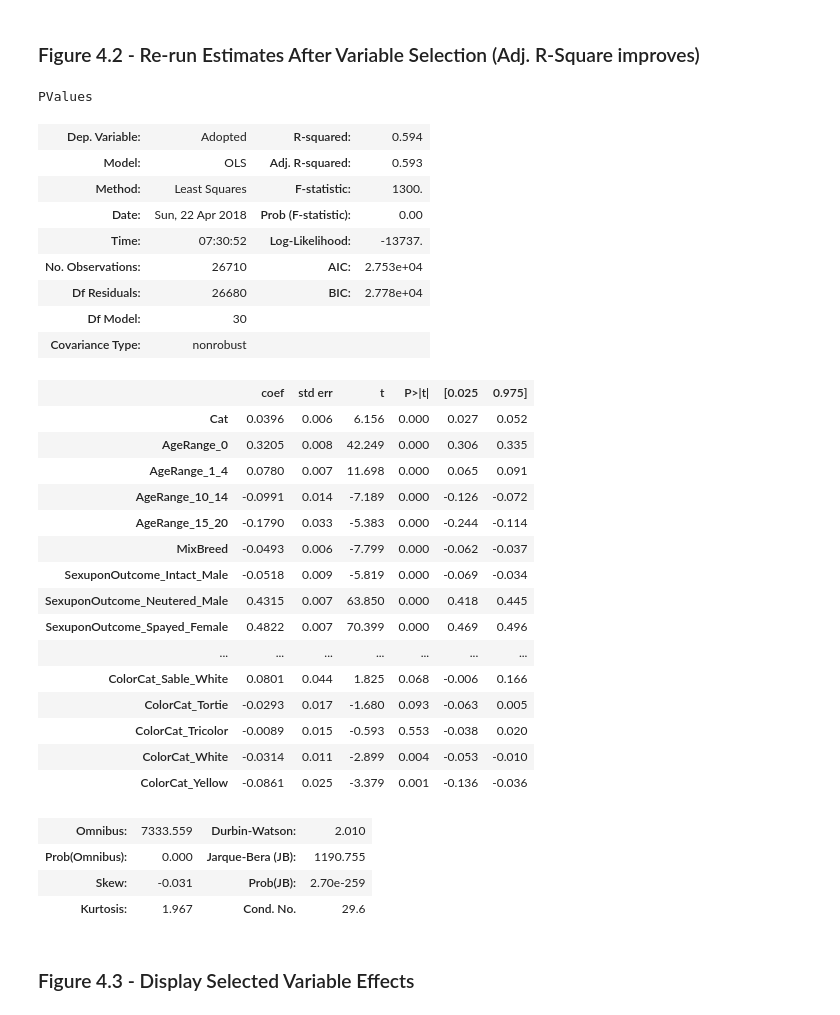
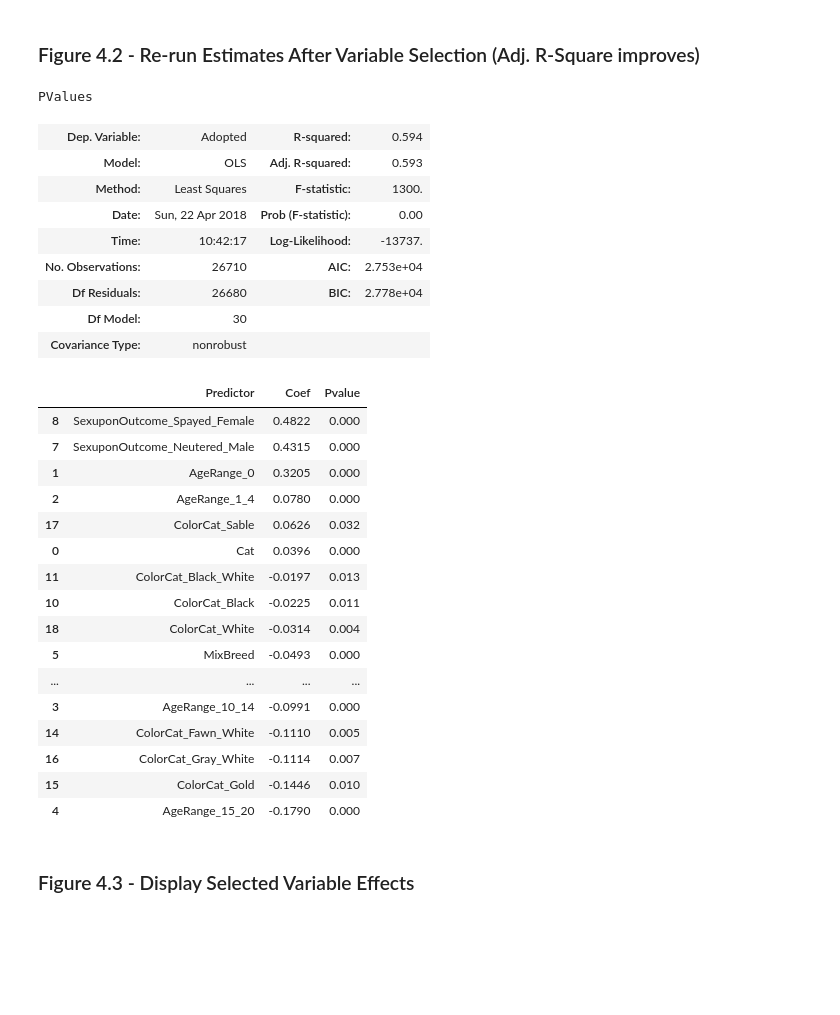
Before and after one commit to jbonfardeci/austin-animal-shelter-model, a Jupyter notebook: itsm601_project_2018_2.ipynb, the cells around one changed output. Drawn from its saved outputs; the diff is of its cells as text; code cells hidden in the pictures; blank space fills up the shorter version.

```diff
--- a/itsm601_project_2018_2.ipynb
+++ b/itsm601_project_2018_2.ipynb
@@ -408,7 +414,7 @@ if __name__ == '__main__':
     #print(dir(summary))
     display(summary)
     # output estimates to CSV
-    outfile = open('estimates.csv', 'w')
+    outfile = open('initial_estimates.csv', 'w')
     outfile.write(summary.tables[1].as_csv())
     outfile.close()
 # %% [output]
@@ -521,0 +453,11 @@ Dropped insignificant vars:  AgeRange_5_9, SexuponOutcome_Intact_Female, ColorCa
+# %%
+# Lasso feature selection
+if __name__ == '__main__':
+    significant_features = u.get_lasso_selection(X=X, y=y, columns=columns)
+    print('Selected significant variables are:\r\n', ', '.join(significant_features))
+
+    df = u.remove_insignificant_vars(significant_features, df.copy())
+    display(df.describe())
+    X = df.as_matrix()
+    columns = df.columns.tolist()
+    get_class_plots(df)
@@ -524,42 +491,57 @@ Dropped insignificant vars:  AgeRange_5_9, SexuponOutcome_Intact_Female, ColorCa
 # %%
 if __name__ == '__main__':
     summary = get_var_estimates(target_name=TARGET_NAME, y=y, X=X, columns=[c for c in columns])
-    display(summary)
+    display(summary.tables[0])
+    predictors = []
+
+    # Build dataframe to store coeffients and p-values.
+    for row in summary.tables[1].data:
+        try:
+            pvalue = float(row[4])
+            if pvalue <= 0.05:
+                col = row[0]
+                coef = float(row[1])
+                #if pvalue <= 0.05:
+                predictors.append([col, coef, pvalue])
+        except:
+            continue
+
+    df_coef = pd.DataFrame(data=predictors, columns=['Predictor', 'Coef', 'Pvalue'])
+    df_coef = df_coef.sort_values('Coef', ascending=False)
+
+    display(df_coef)
     # output estimates to CSV
     outfile = open('estimates.csv', 'w')
     outfile.write(summary.tables[1].as_csv())
     outfile.close()
 # %% [output]
 PValues
 | Dep. Variable: | Adopted | R-squared: | 0.594 |
 | Model: | OLS | Adj. R-squared: | 0.593 |
 | Method: | Least Squares | F-statistic: | 1300. |
 | Date: | Sun, 22 Apr 2018 | Prob (F-statistic): | 0.00 |
-| Time: | 07:30:52 | Log-Likelihood: | -13737. |
+| Time: | 10:42:17 | Log-Likelihood: | -13737. |
 | No. Observations: | 26710 | AIC: | 2.753e+04 |
 | Df Residuals: | 26680 | BIC: | 2.778e+04 |
 | Df Model: | 30 |  |  |
 | Covariance Type: | nonrobust |  |  |
-|  | coef | std err | t | P>|t| | [0.025 | 0.975] |
-| Cat | 0.0396 | 0.006 | 6.156 | 0.000 | 0.027 | 0.052 |
-| AgeRange_0 | 0.3205 | 0.008 | 42.249 | 0.000 | 0.306 | 0.335 |
-| AgeRange_1_4 | 0.0780 | 0.007 | 11.698 | 0.000 | 0.065 | 0.091 |
-| AgeRange_10_14 | -0.0991 | 0.014 | -7.189 | 0.000 | -0.126 | -0.072 |
-| AgeRange_15_20 | -0.1790 | 0.033 | -5.383 | 0.000 | -0.244 | -0.114 |
-| MixBreed | -0.0493 | 0.006 | -7.799 | 0.000 | -0.062 | -0.037 |
-| SexuponOutcome_Intact_Male | -0.0518 | 0.009 | -5.819 | 0.000 | -0.069 | -0.034 |
-| SexuponOutcome_Neutered_Male | 0.4315 | 0.007 | 63.850 | 0.000 | 0.418 | 0.445 |
-| SexuponOutcome_Spayed_Female | 0.4822 | 0.007 | 70.399 | 0.000 | 0.469 | 0.496 |
-| ... | ... | ... | ... | ... | ... | ... |
-| ColorCat_Sable_White | 0.0801 | 0.044 | 1.825 | 0.068 | -0.006 | 0.166 |
-| ColorCat_Tortie | -0.0293 | 0.017 | -1.680 | 0.093 | -0.063 | 0.005 |
-| ColorCat_Tricolor | -0.0089 | 0.015 | -0.593 | 0.553 | -0.038 | 0.020 |
-| ColorCat_White | -0.0314 | 0.011 | -2.899 | 0.004 | -0.053 | -0.010 |
-| ColorCat_Yellow | -0.0861 | 0.025 | -3.379 | 0.001 | -0.136 | -0.036 |
+|  | Predictor | Coef | Pvalue |
+| 8 | SexuponOutcome_Spayed_Female | 0.4822 | 0.000 |
+| 7 | SexuponOutcome_Neutered_Male | 0.4315 | 0.000 |
+| 1 | AgeRange_0 | 0.3205 | 0.000 |
+| 2 | AgeRange_1_4 | 0.0780 | 0.000 |
+| 17 | ColorCat_Sable | 0.0626 | 0.032 |
+| 0 | Cat | 0.0396 | 0.000 |
+| 11 | ColorCat_Black_White | -0.0197 | 0.013 |
+| 10 | ColorCat_Black | -0.0225 | 0.011 |
+| 18 | ColorCat_White | -0.0314 | 0.004 |
+| 5 | MixBreed | -0.0493 | 0.000 |
+| ... | ... | ... | ... |
+| 3 | AgeRange_10_14 | -0.0991 | 0.000 |
+| 14 | ColorCat_Fawn_White | -0.1110 | 0.005 |
+| 16 | ColorCat_Gray_White | -0.1114 | 0.007 |
+| 15 | ColorCat_Gold | -0.1446 | 0.010 |
+| 4 | AgeRange_15_20 | -0.1790 | 0.000 |
-| Omnibus: | 7333.559 | Durbin-Watson: | 2.010 |
-| Prob(Omnibus): | 0.000 | Jarque-Bera (JB): | 1190.755 |
-| Skew: | -0.031 | Prob(JB): | 2.70e-259 |
-| Kurtosis: | 1.967 | Cond. No. | 29.6 |
 # %% [markdown]
 ### Figure 4.3 - Display Selected Variable Effects
 # %%
```
Also changed, not shown: parts of 8 cells of this notebook, 2 other files.
